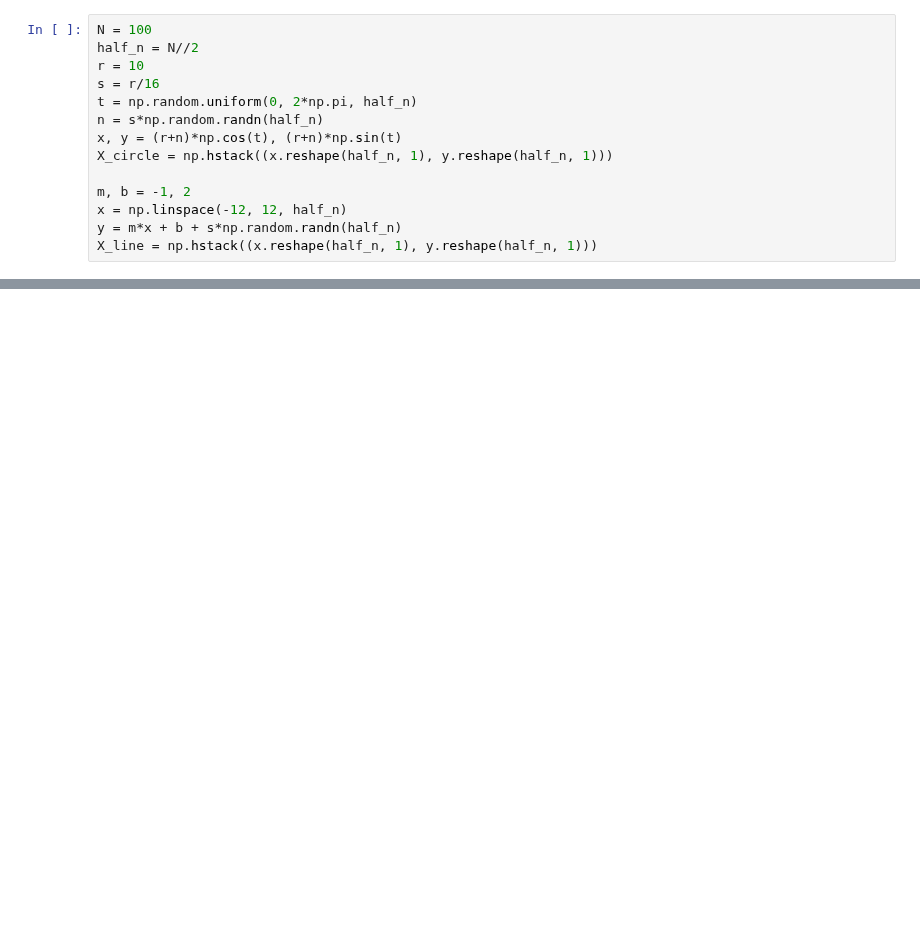
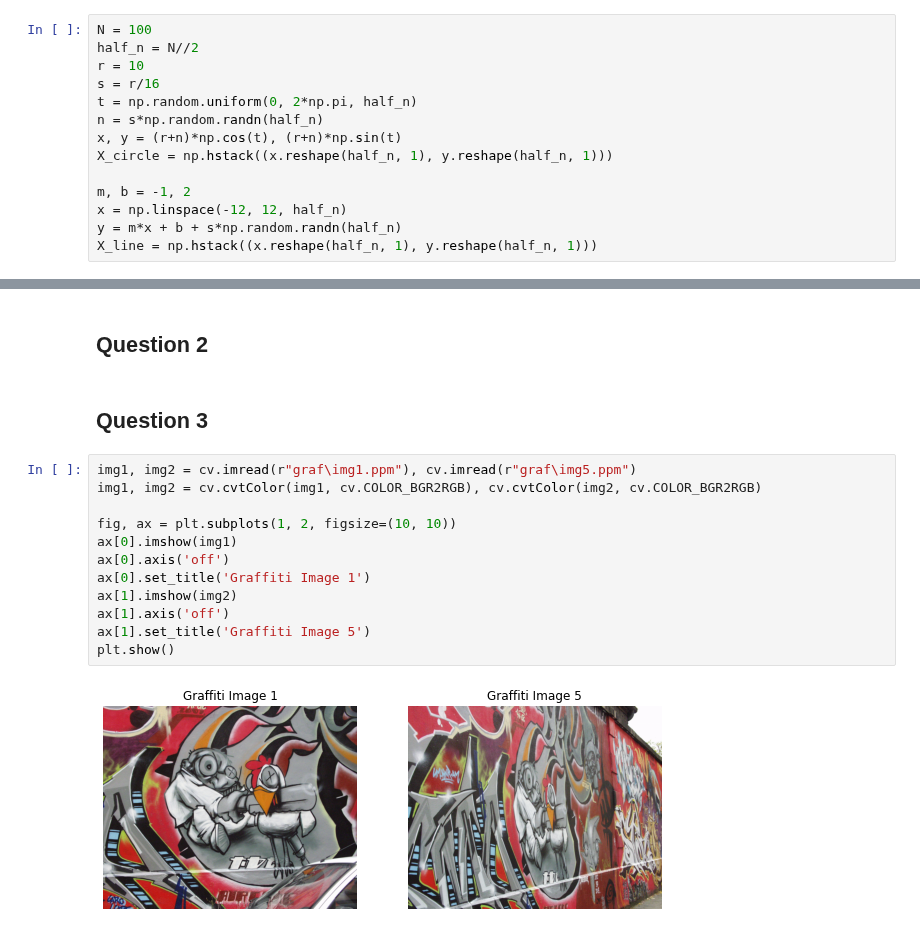
Before and after one commit to GevinduGanganath/EN2550, a Jupyter notebook: Assignment 2/Assignment 2.ipynb, the cells around one changed output, grey strips where cells are left out. Saved outputs shown, nothing was run; the diff lists cells and outputs as text; blank space fills up the shorter version.

```diff
--- a/Assignment 2/Assignment 2.ipynb
+++ b/Assignment 2/Assignment 2.ipynb
@@ -65,0 +72,18 @@ plt.show()
+# %% [markdown]
+## Question 2
+# %% [markdown]
+## Question 3
+# %%
+img1, img2 = cv.imread(r"graf\img1.ppm"), cv.imread(r"graf\img5.ppm")
+img1, img2 = cv.cvtColor(img1, cv.COLOR_BGR2RGB), cv.cvtColor(img2, cv.COLOR_BGR2RGB)
+
+fig, ax = plt.subplots(1, 2, figsize=(10, 10))
+ax[0].imshow(img1)
+ax[0].axis('off')
+ax[0].set_title('Graffiti Image 1')
+ax[1].imshow(img2)
+ax[1].axis('off')
+ax[1].set_title('Graffiti Image 5')
+plt.show()
+# %% [output]
+[figure, added]
```
Also changed, not shown: parts of 9 cells of this notebook, 18 other files.
